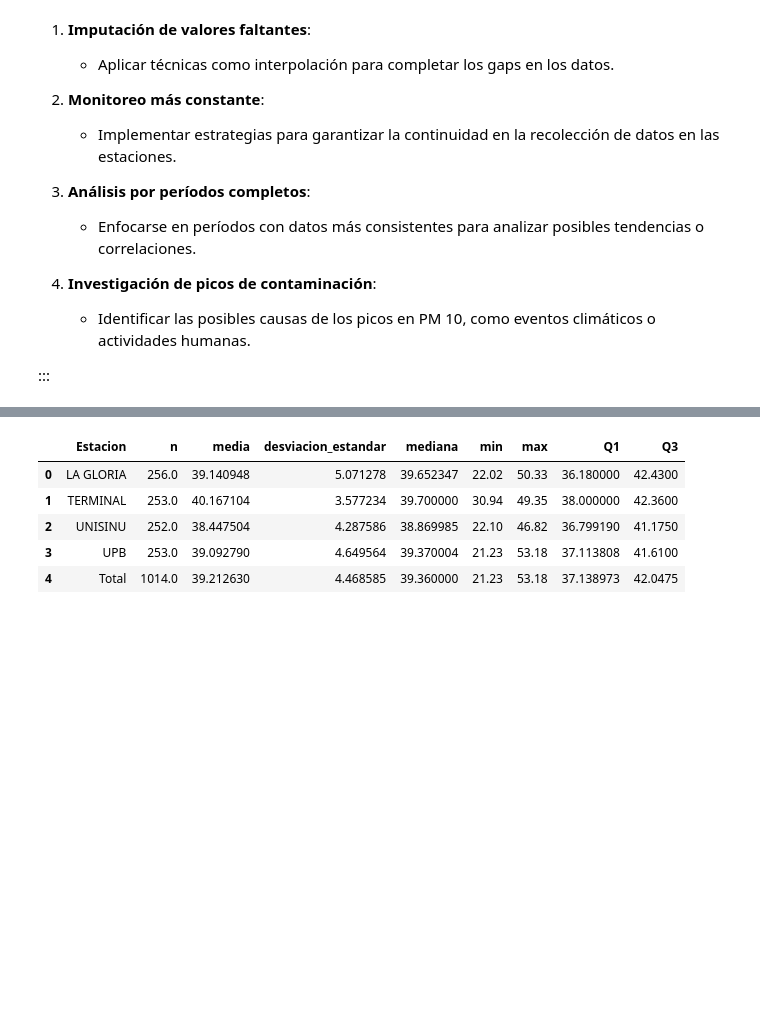
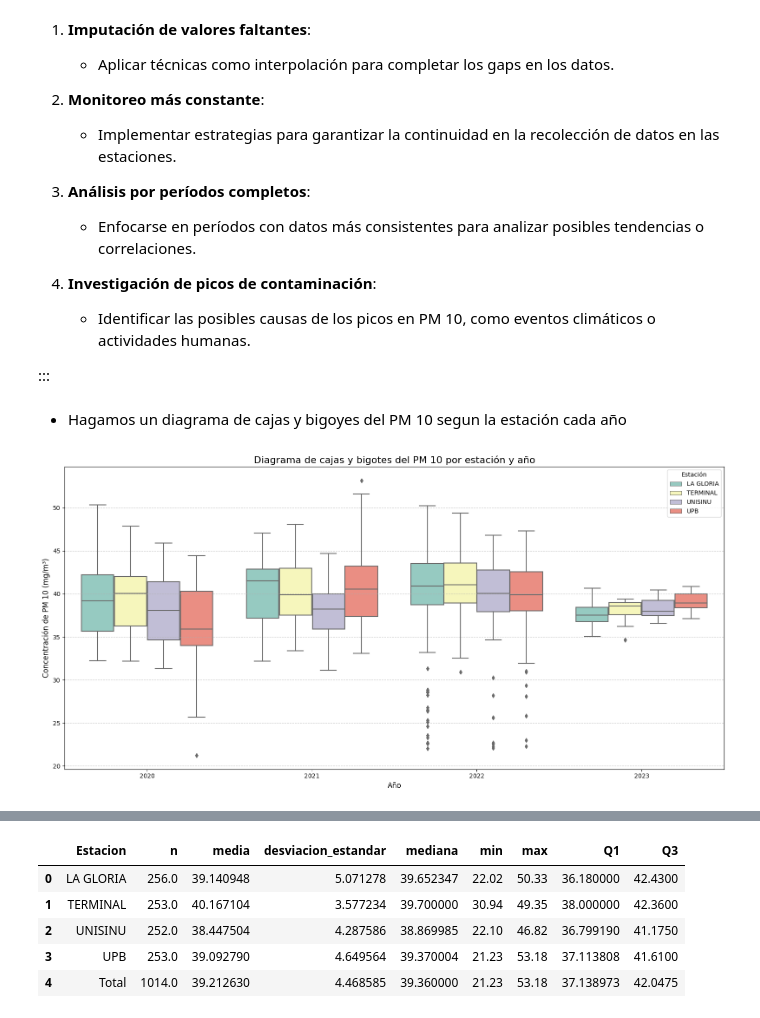
Before and after one commit to cdeoroaguado/jb_aet_pm10_25, a Jupyter notebook: _sources/1_etl.ipynb, the cells around one changed output, grey strips where cells are left out. Cells and saved outputs as stored; diff of their text form; code cells hidden in the pictures; blank space fills up the shorter version.

```diff
--- a/_sources/1_etl.ipynb
+++ b/_sources/1_etl.ipynb
@@ -538,3 +542,36 @@ Esta son las interpretaciones de las series según las estaciones
    - Identificar las posibles causas de los picos en PM 10, como eventos climáticos o actividades humanas.
 
 :::
+# %% [markdown]
+* Hagamos un diagrama de cajas y bigoyes del PM 10 segun la estación cada año
+# %%
+# Asegurar que la columna 'Fecha' esté en formato datetime usando .loc
+pm_10 = datos_recopilados[datos_recopilados['Parametro'] == 'PM 10'].copy()
+pm_10.loc[:, 'Fecha'] = pd.to_datetime(pm_10['Fecha'])
+
+# Crear una nueva columna 'Año' a partir de la fecha
+pm_10.loc[:, 'Año'] = pm_10['Fecha'].dt.year
+
+# Crear el diagrama de cajas y bigotes
+plt.figure(figsize=(16, 8))
+sns.boxplot(
+    data=pm_10,
+    x='Año',
+    y='Concentración_mg/m3',
+    hue='Estacion',
+    showfliers=True,  # Mostrar valores atípicos
+    palette='Set3'
+)
+
+# Configuración del gráfico
+plt.title("Diagrama de cajas y bigotes del PM 10 por estación y año", fontsize=16)
+plt.xlabel("Año", fontsize=12)
+plt.ylabel("Concentración de PM 10 (mg/m³)", fontsize=12)
+plt.legend(title="Estación", loc='upper right')
+plt.grid(axis='y', linestyle='--', alpha=0.7)
+plt.tight_layout()
+
+# Mostrar el gráfico
+plt.show()
+# %% [output]
+[figure, added]
```
Also changed, not shown: parts of 38 cells of this notebook, 6 other files.
